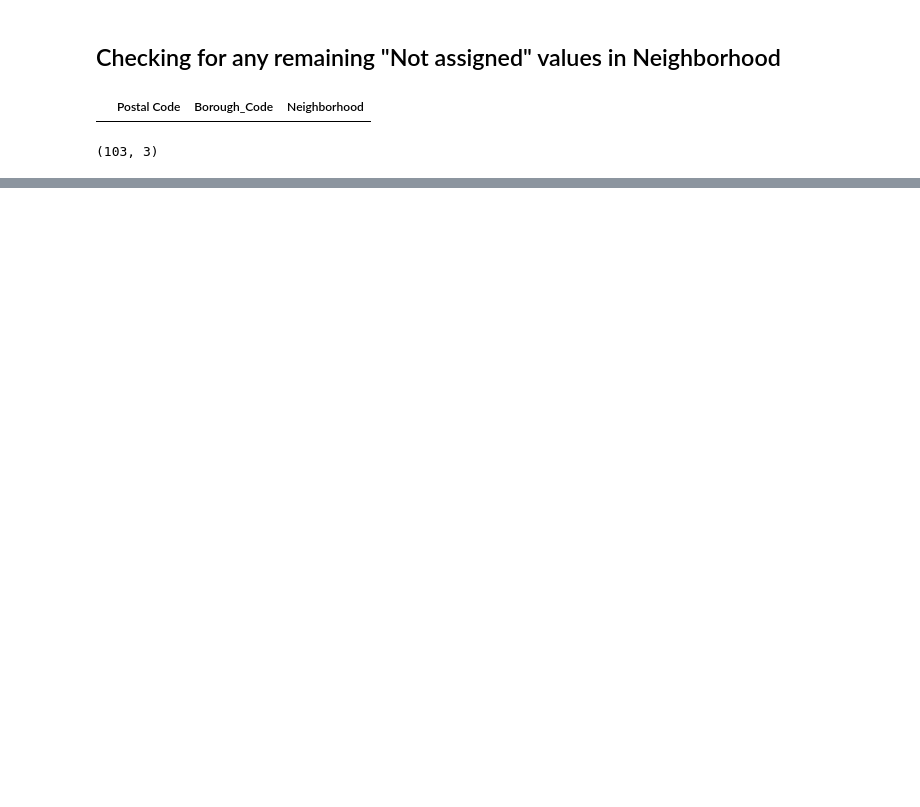
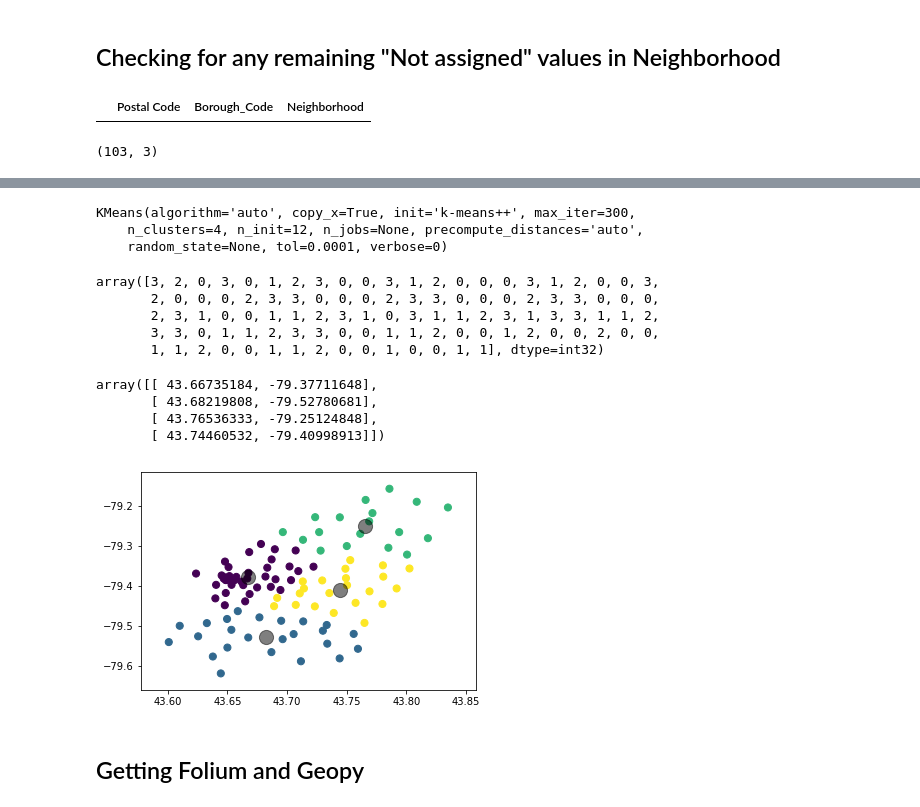
Before and after one commit to jrussellphd/IBM_capstone, a Jupyter notebook: Segmenting and Clustering Neighborhoods in Toronto.ipynb, the cells around one changed output, grey strips where cells are left out. Saved outputs shown, nothing was run; the diff lists cells and outputs as text; code cells hidden in the pictures; blank space fills up the shorter version.

```diff
--- a/Segmenting and Clustering Neighborhoods in Toronto.ipynb
+++ b/Segmenting and Clustering Neighborhoods in Toronto.ipynb
@@ -135,0 +281,33 @@ df.shape
+# %%
+k_means.fit(X)
+# %% [output]
+KMeans(algorithm='auto', copy_x=True, init='k-means++', max_iter=300,
+    n_clusters=4, n_init=12, n_jobs=None, precompute_distances='auto',
+    random_state=None, tol=0.0001, verbose=0)
+# %%
+y_kmeans = k_means.predict(X)
+k_means_labels = k_means.labels_
+k_means_labels
+# %% [output]
+array([3, 2, 0, 3, 0, 1, 2, 3, 0, 0, 3, 1, 2, 0, 0, 0, 3, 1, 2, 0, 0, 3,
+       2, 0, 0, 0, 2, 3, 3, 0, 0, 0, 2, 3, 3, 0, 0, 0, 2, 3, 3, 0, 0, 0,
+       2, 3, 1, 0, 0, 1, 1, 2, 3, 1, 0, 3, 1, 1, 2, 3, 1, 3, 3, 1, 1, 2,
+       3, 3, 0, 1, 1, 2, 3, 3, 0, 0, 1, 1, 2, 0, 0, 1, 2, 0, 0, 2, 0, 0,
+       1, 1, 2, 0, 0, 1, 1, 2, 0, 0, 1, 0, 0, 1, 1], dtype=int32)
+# %%
+k_means_cluster_centers = k_means.cluster_centers_
+k_means_cluster_centers
+# %% [output]
+array([[ 43.66735184, -79.37711648],
+       [ 43.68219808, -79.52780681],
+       [ 43.76536333, -79.25124848],
+       [ 43.74460532, -79.40998913]])
+# %%
+plt.scatter(X['latitude'], X['longitude'], c=y_kmeans, s=50, cmap='viridis')
+
+centers = k_means_cluster_centers
+plt.scatter(centers[:, 0], centers[:, 1], c='black', s=200, alpha=0.5);
+# %% [output]
+[figure, added]
+# %% [markdown]
+## Getting Folium and Geopy
```
Also changed, not shown: parts of 68 cells of this notebook.
